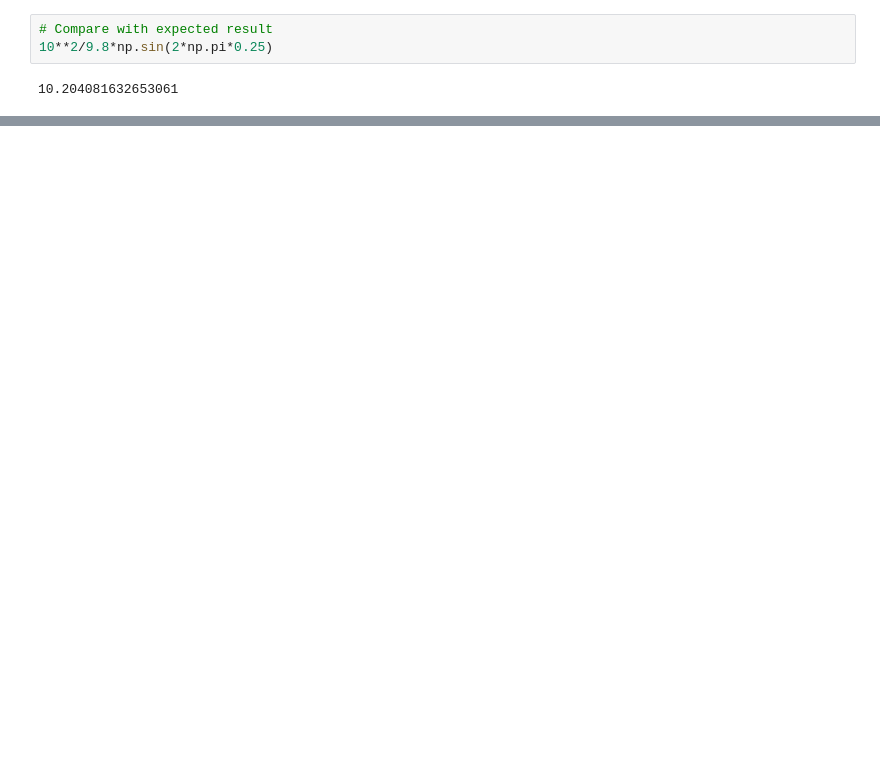
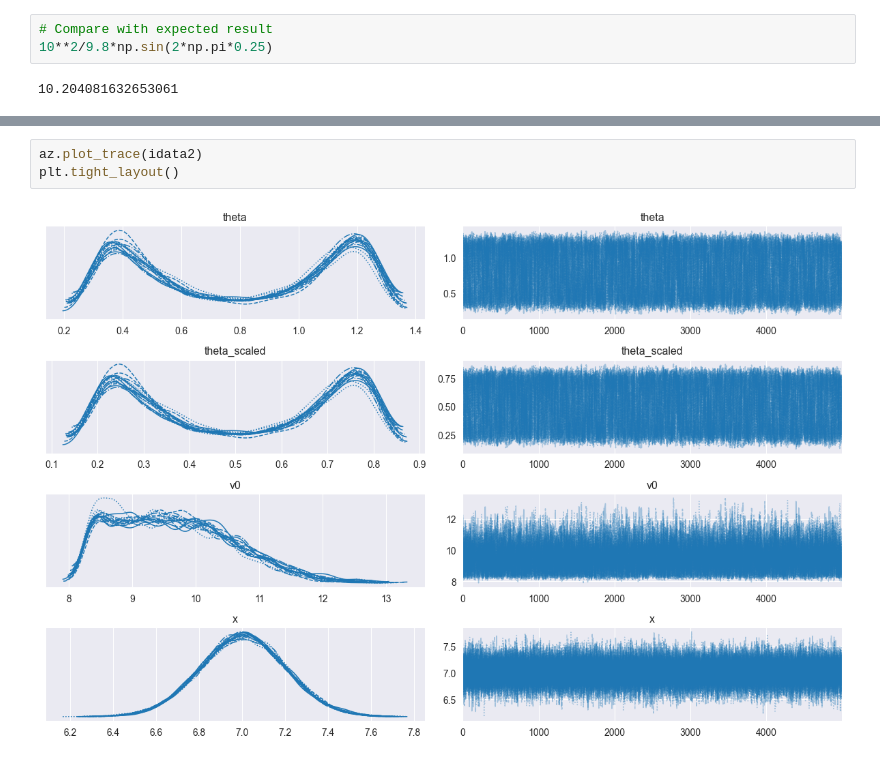
Before and after one commit to mattmcd/PyBayes, a Jupyter notebook: scripts/journal_20250513_projectile.ipynb, the cells around one changed output, grey strips where cells are left out. Saved outputs shown, nothing was run; the diff lists cells and outputs as text; blank space fills up the shorter version.

```diff
--- a/scripts/journal_20250513_projectile.ipynb
+++ b/scripts/journal_20250513_projectile.ipynb
@@ -97,0 +119,5 @@ az.plot_posterior(idata, ['theta_scaled'])
+# %%
+az.plot_trace(idata2)
+plt.tight_layout()
+# %% [output]
+[figure, added]
```
Also changed, not shown: parts of 16 cells of this notebook.
